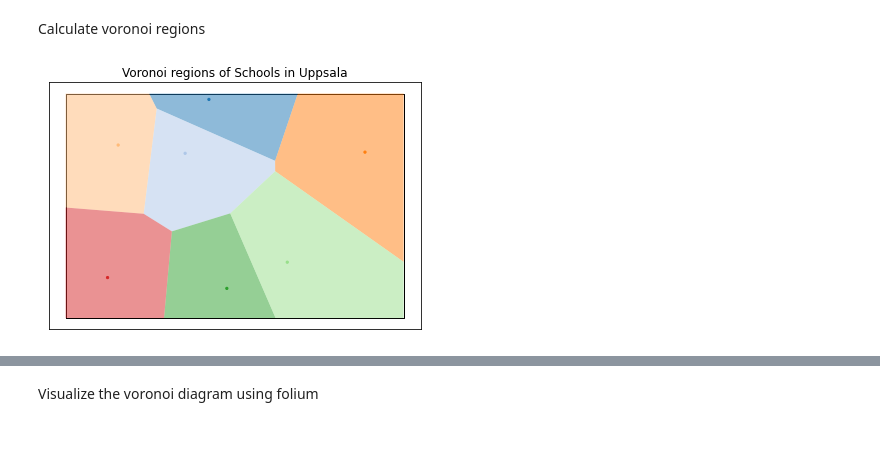
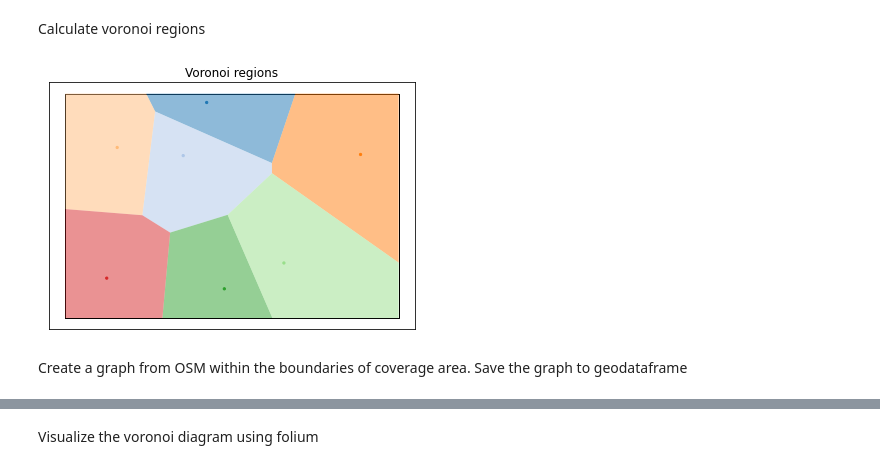
Before and after one commit to Dennypalinggi/voronoi_diagram_folium_map, a Jupyter notebook: voronoi_diagram_project.ipynb, the cells around one changed output, grey strips where cells are left out. Cells and saved outputs as stored; diff of their text form; code cells hidden in the pictures; blank space fills up the shorter version.

```diff
--- a/voronoi_diagram_project.ipynb
+++ b/voronoi_diagram_project.ipynb
@@ -39,7 +39,7 @@ Determine the coverage area of the voronoi diagram & save it to geodaframe
 # %%
 area_max_lon = 106.670929
 area_min_lon = 106.619602
-area_max_lat = -6.275713
+area_max_lat = -6.275227
 area_min_lat = -6.309795
 
 lat_point_list = [area_min_lat, area_max_lat,area_max_lat,area_min_lat]
@@ -74,8 +74,10 @@ poly_shapes, pts, poly_to_pt_assignments = voronoi_regions_from_coords(coords, b
 # %%
 fig, ax = subplot_for_map()
 plot_voronoi_polys_with_points_in_area(ax, boundary_shape, poly_shapes, pts, poly_to_pt_assignments)
-ax.set_title('Voronoi regions of Schools in Uppsala')
+ax.set_title('Voronoi regions')
 plt.tight_layout()
 plt.show()
 # %% [output]
-[figure, old version]
+[figure, new version]
+# %% [markdown]
+Create a graph from OSM within the boundaries of coverage area. Save the graph to geodataframe
```
Also changed, not shown: parts of 7 cells of this notebook.
